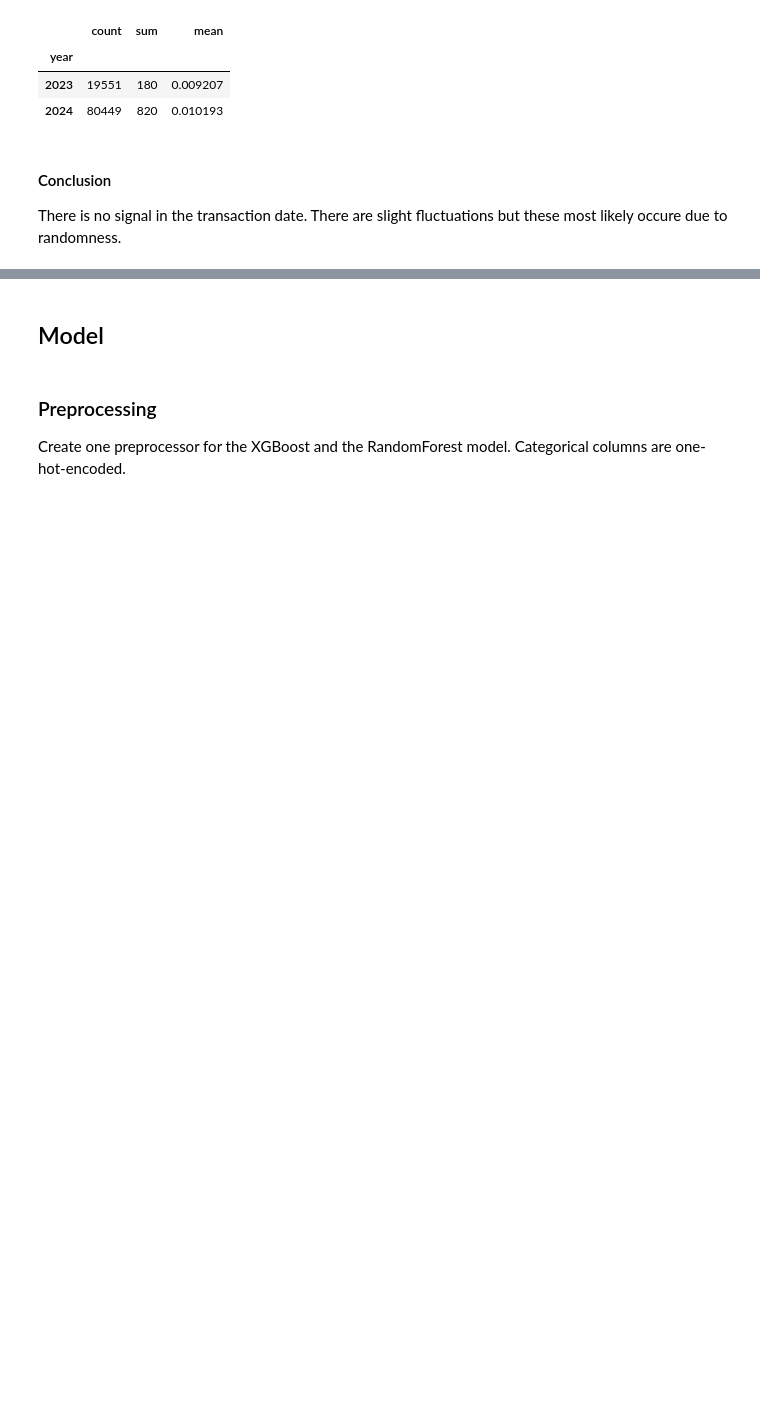
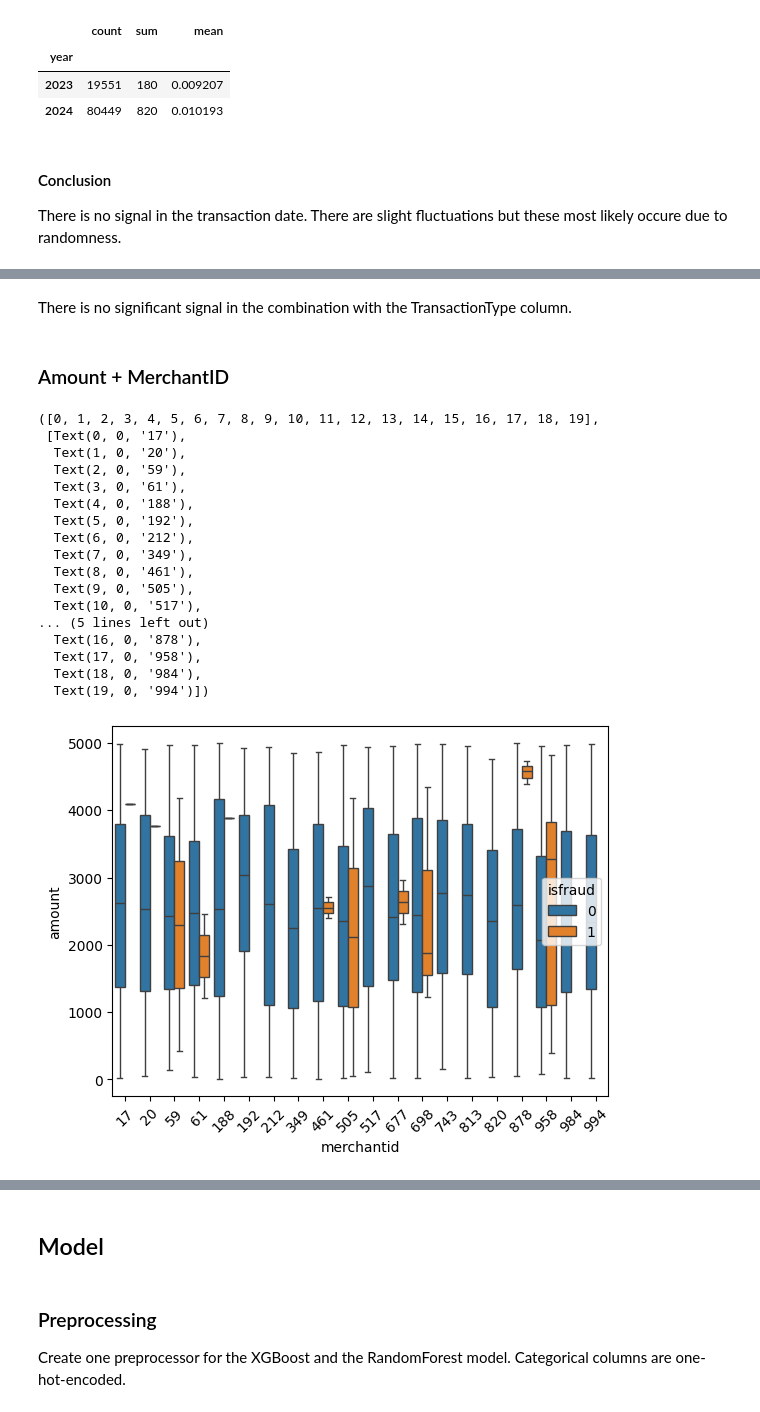
Before and after one commit to jalbersdoerfer/credit-card-fraud-detection, a Jupyter notebook: credit_card_fraud.ipynb, the cells around one changed output, grey strips where cells are left out. Cells and saved outputs as stored; diff of their text form; code cells hidden in the pictures; blank space fills up the shorter version.

```diff
--- a/credit_card_fraud.ipynb
+++ b/credit_card_fraud.ipynb
@@ -481,0 +556,29 @@ There is no signal in the transaction date. There are slight fluctuations but th
+# %% [markdown]
+There is no significant signal in the combination with the TransactionType column.
+# %% [markdown]
+### Amount + MerchantID
+# %%
+# Filter for the top 20 merchants by transaction volume
+top_merchants = df['merchantid'].value_counts().index[:20]
+subset = df[df['merchantid'].isin(top_merchants)]
+sns.boxplot(data=subset, x='merchantid', y='amount', hue='isfraud')
+plt.xticks(rotation=45)
+# %% [output]
+([0, 1, 2, 3, 4, 5, 6, 7, 8, 9, 10, 11, 12, 13, 14, 15, 16, 17, 18, 19],
+ [Text(0, 0, '17'),
+  Text(1, 0, '20'),
+  Text(2, 0, '59'),
+  Text(3, 0, '61'),
+  Text(4, 0, '188'),
+  Text(5, 0, '192'),
+  Text(6, 0, '212'),
+  Text(7, 0, '349'),
+  Text(8, 0, '461'),
+  Text(9, 0, '505'),
+  Text(10, 0, '517'),
+... (5 lines left out)
+  Text(16, 0, '878'),
+  Text(17, 0, '958'),
+  Text(18, 0, '984'),
+  Text(19, 0, '994')])
+[figure, added]
```
Also changed, not shown: parts of 16 cells of this notebook, 1 other file.
